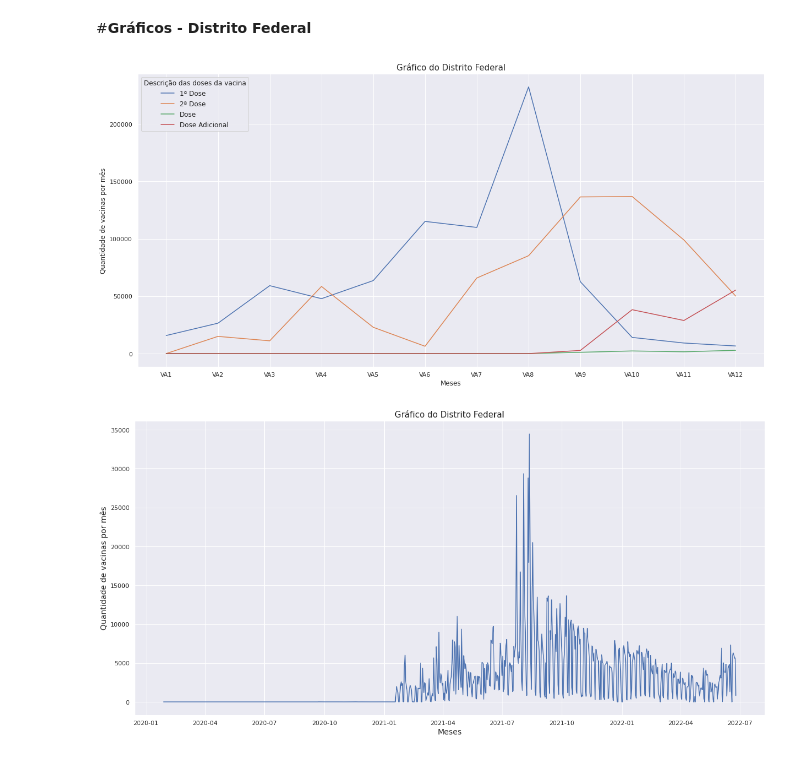
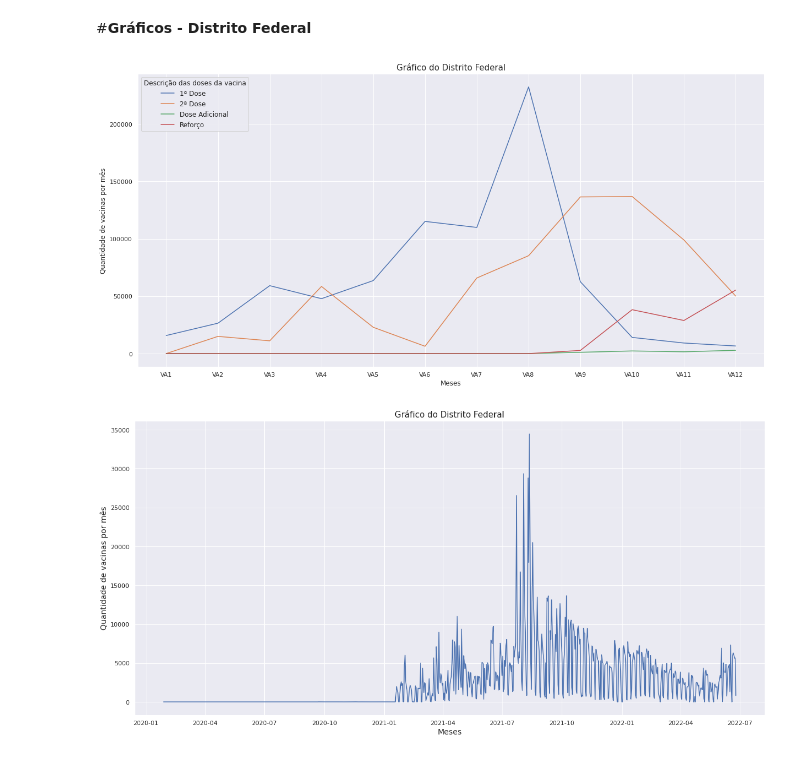
Before and after one commit to laysfreitas/Covid_Dados, a Jupyter notebook: Dados_Covid_CO.ipynb, the cells around one changed output. Drawn from its saved outputs; the diff is of its cells as text; code cells hidden in the pictures.

```diff
--- a/Dados_Covid_CO.ipynb
+++ b/Dados_Covid_CO.ipynb
@@ -1206,13 +1206,13 @@ plt.show()
 # %%
 plt.figure(figsize=(20.4,9.8))
 plt.title("Gráfico do Distrito Federal",fontsize=15)
 plt.ylabel('Quantidade de vacinas por mês', fontsize = 12)
 plt.xlabel('Meses',fontsize = 12)
 plt.plot(DF_Count_Mes_Dose)
-plt.legend(['1ª Dose', '2ª Dose', 'Dose','Dose Adicional', 'Reforço'], loc='upper left', title='Descrição das doses da vacina',fontsize=12)
+plt.legend(['1ª Dose', '2ª Dose','Dose Adicional', 'Reforço'], loc='upper left', title='Descrição das doses da vacina',fontsize=12)
 plt.show()
 # %% [output]
-[figure, old version]
+[figure, new version]
 # %%
 plt.figure(figsize=(20.4,9.8))
 plt.title("Gráfico do Distrito Federal",fontsize=15)
```
Also changed, not shown: parts of 1 cell of this notebook.
